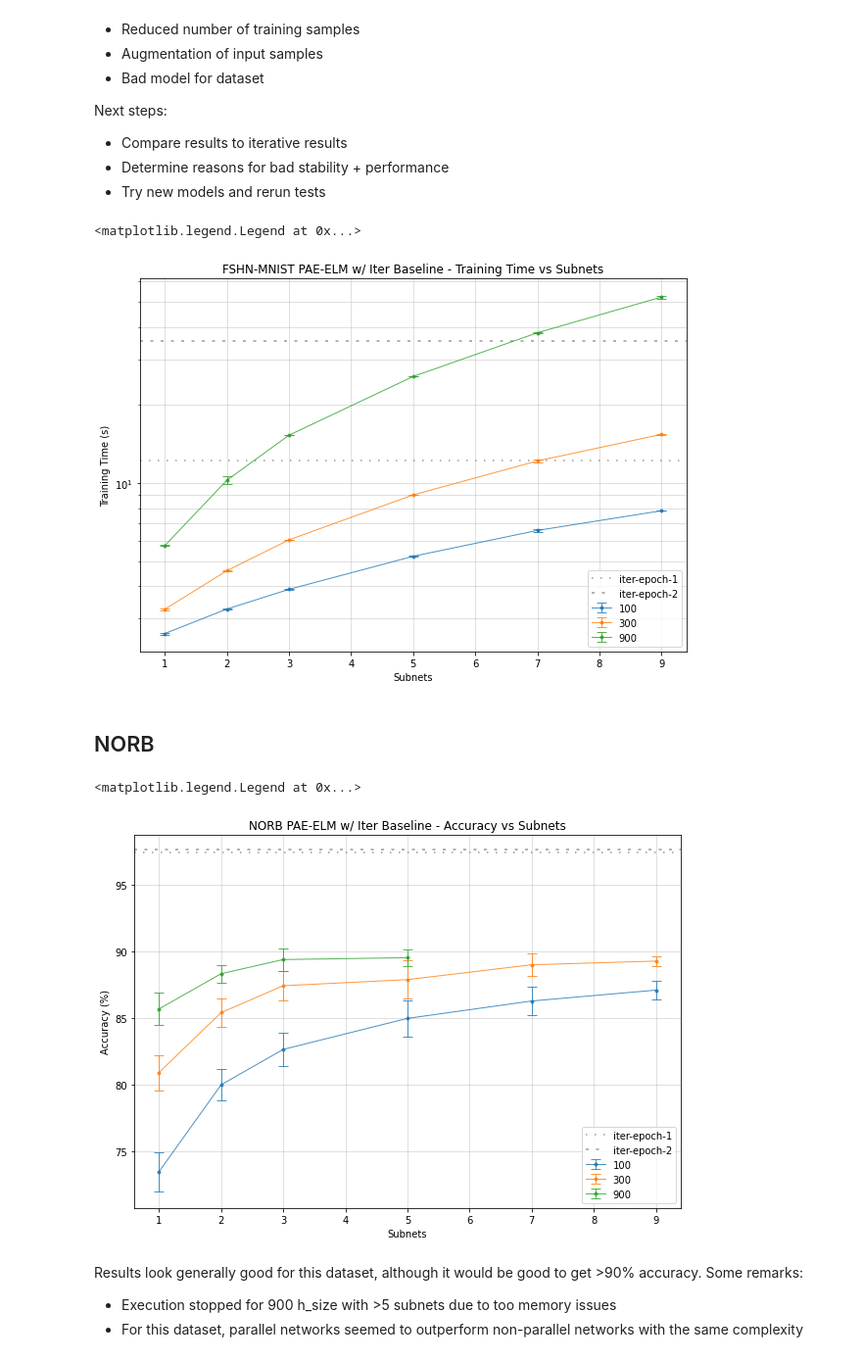
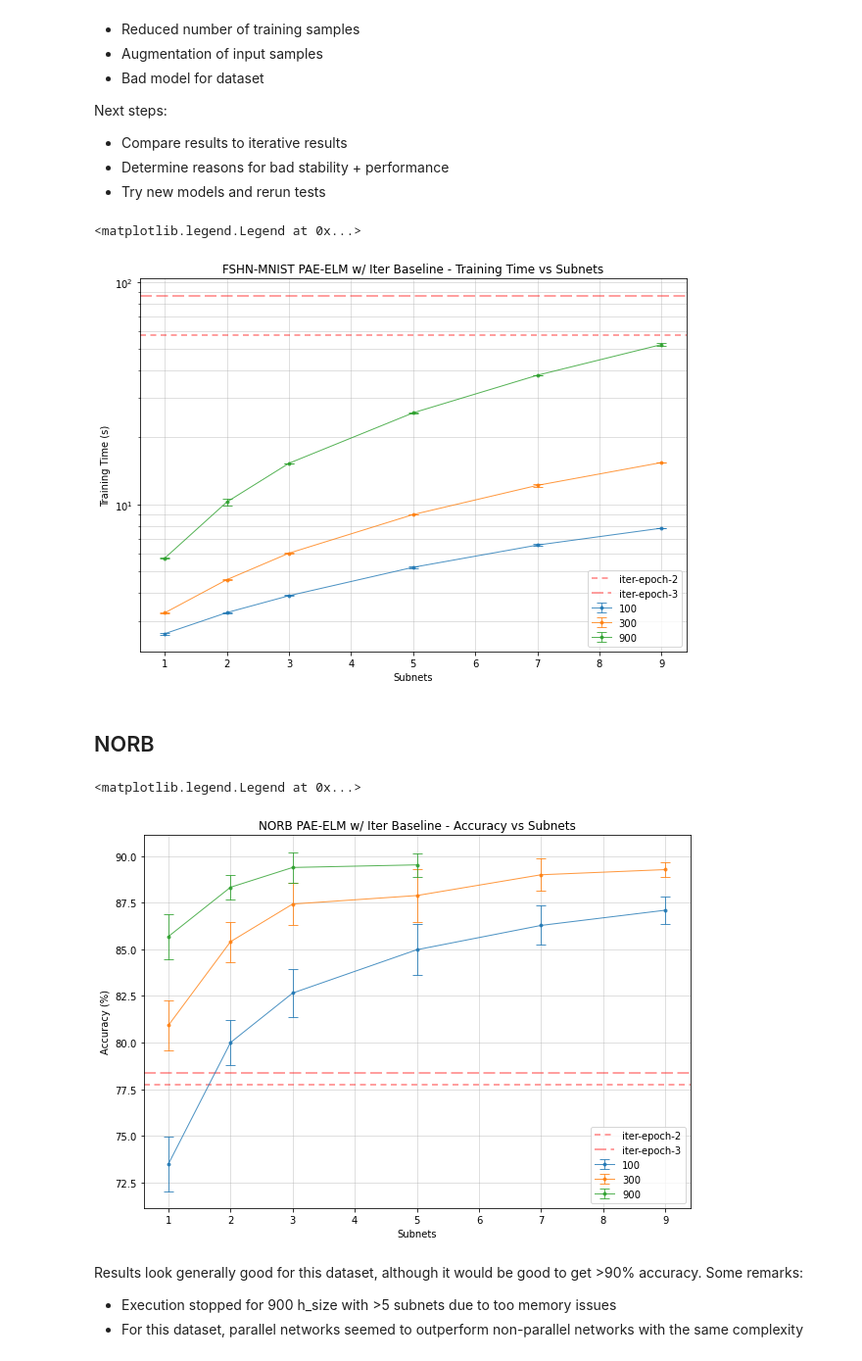
Before and after one commit to peterddod/lvl4-individual-project, a Jupyter notebook: data/notebooks/ours_analysis.ipynb, the cells around one changed output. Shown: that part at 98% size. Cells and saved outputs as stored; diff of their text form; code cells hidden in the pictures.

```diff
--- a/data/notebooks/ours_analysis.ipynb
+++ b/data/notebooks/ours_analysis.ipynb
@@ -6,5 +6,5 @@ import numpy as np
 results_df = pd.read_csv('../raw/results_ours.csv')
 results_df.columns = results_df.columns.str.strip()
 # %%
-iter_results_df = pd.read_csv('../raw/LOCAL_mnist_lenet_iter.csv')
-iter_results_df.columns = iter_results_df.columns.str.strip()
+iter_results_df = pd.read_csv('../raw/results_iter.csv')
+iter_proc_df = iter_results_df.drop(columns=['seed']).groupby(['dataset','epochs']).agg([np.mean, np.std])
@@ -31,3 +27,0 @@ ours_proc_df = results_df.drop(columns=['seed']).groupby(['dataset', 'subnets',
-# %%
-iter_proc_df = iter_results_df.drop(columns=['seed']).groupby('epochs').agg([np.mean,np.std])
-iter_proc_df
@@ -133,36 +154,36 @@ for size in neurons:
     err = ours_proc_df.loc[1].loc[(slice(None), size), :]['train_time']['std'].values
     plt.errorbar(subnets, data, yerr=err, fmt='o-', linewidth=1, markersize=3, alpha=0.8, capsize=5)
 
-plt.axhline(iter_proc_df.iloc[0]['train_time']['mean'], color='grey', linestyle=(0,(1,5)), alpha=0.8)
-plt.axhline(iter_proc_df.iloc[1]['train_time']['mean'], color='grey', linestyle=(0,(2,5)), alpha=0.8)
+plt.axhline(iter_proc_df.loc[1].loc[2]['train_time']['mean'], color='red', linestyle=(0,(4,3)), alpha=0.5)
+plt.axhline(iter_proc_df.loc[1].loc[3]['train_time']['mean'], color='red', linestyle=(0,(8,3)), alpha=0.5)
 
 plt.yscale('log')
 plt.grid(which='both', alpha=0.5)
-plt.legend(['iter-epoch-1', 'iter-epoch-2']+neurons)
+plt.legend(['iter-epoch-2', 'iter-epoch-3']+neurons)
 # %% [output]
 <matplotlib.legend.Legend at 0x...>
-[figure, old version]
+[figure, new version]
 # %% [markdown]
 ## NORB
 # %%
 plt.figure(figsize=(10, 7))
 plt.title('NORB PAE-ELM w/ Iter Baseline - Accuracy vs Subnets')
 plt.xlabel('Subnets')
 plt.ylabel('Accuracy (%)')
 
 for size in neurons:
     data = ours_proc_df.loc[2].loc[(slice(None), size), :]['acc']['mean'].values*100
     err = ours_proc_df.loc[2].loc[(slice(None), size), :]['acc']['std'].values*100
     plt.errorbar(subnets[:len(data)], data, yerr=err, fmt='o-', linewidth=1, markersize=3, alpha=0.8, capsize=5)
 
-plt.axhline(iter_proc_df.iloc[0]['acc']['mean']*100, color='grey', linestyle=(0,(1,5)), alpha=0.8)
-plt.axhline(iter_proc_df.iloc[1]['acc']['mean']*100, color='grey', linestyle=(0,(2,5)), alpha=0.8)
+plt.axhline(iter_proc_df.loc[2].loc[2]['acc']['mean']*100, color='red', linestyle=(0,(4,3)), alpha=0.5)
+plt.axhline(iter_proc_df.loc[2].loc[3]['acc']['mean']*100, color='red', linestyle=(0,(8,3)), alpha=0.5)
 
 plt.grid(which='both', alpha=0.5)
-plt.legend(['iter-epoch-1', 'iter-epoch-2']+neurons)
+plt.legend(['iter-epoch-2', 'iter-epoch-3']+neurons)
 # %% [output]
 <matplotlib.legend.Legend at 0x...>
-[figure, old version]
+[figure, new version]
 # %% [markdown]
 Results look generally good for this dataset, although it would be good to get >90% accuracy. Some remarks:
 - Execution stopped for 900 h_size with >5 subnets due to too memory issues
```
Also changed, not shown: parts of 10 cells of this notebook, 5 other files.
